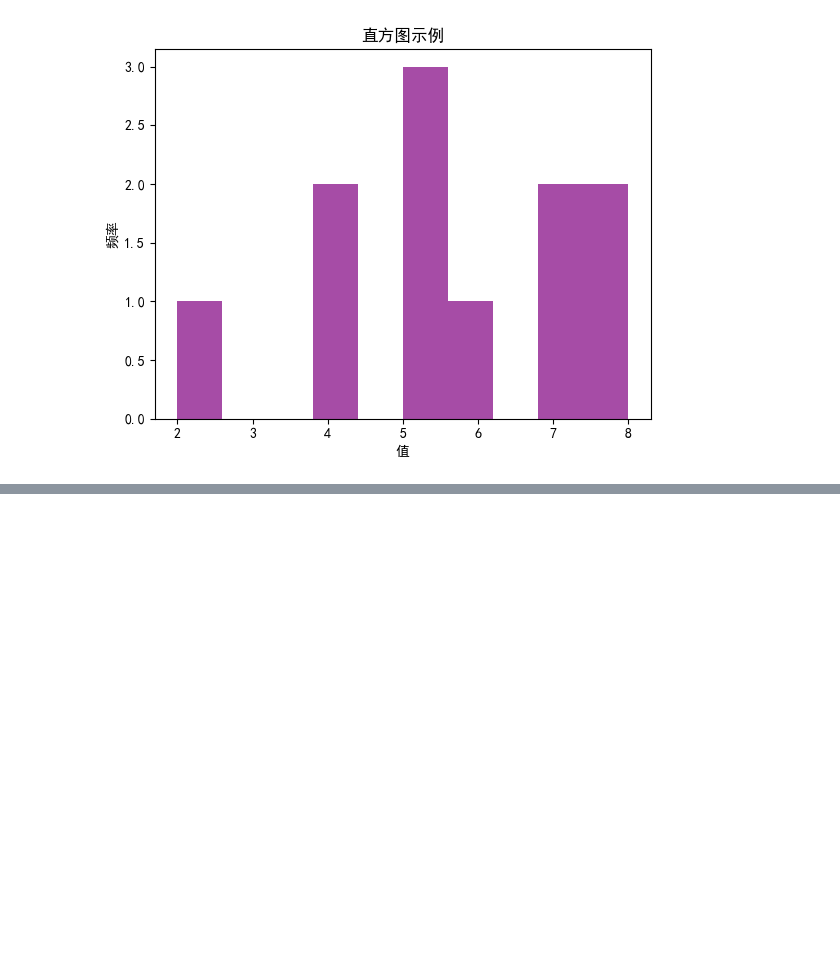
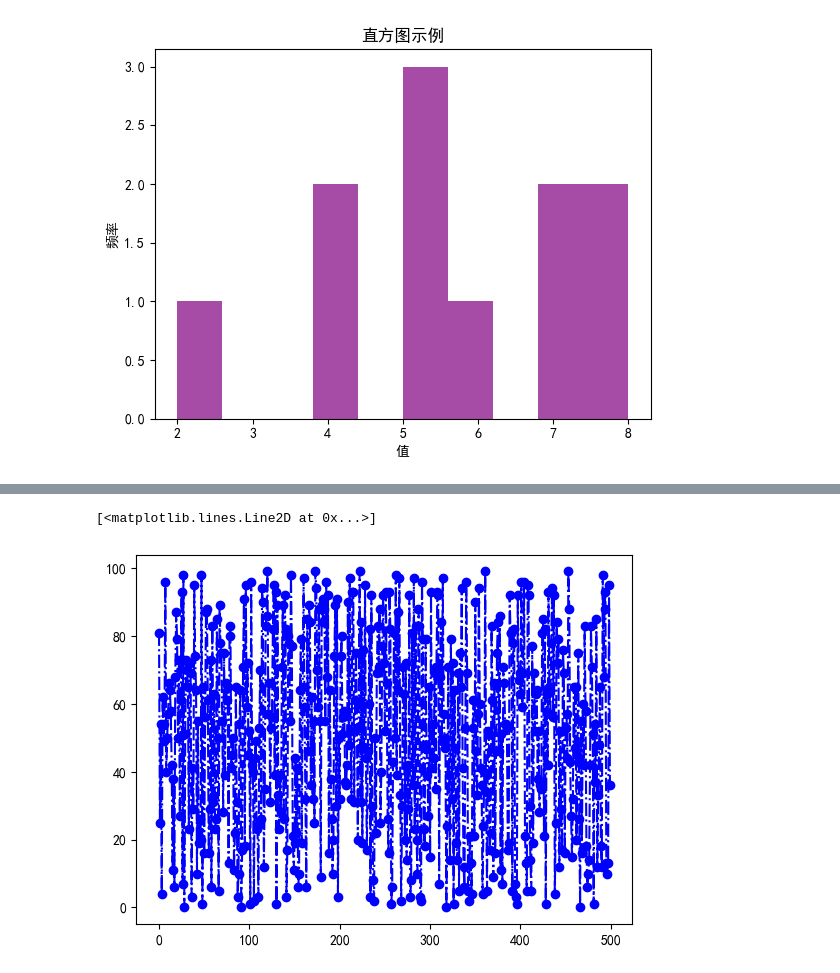
Before and after one commit to daiyipu/yiheng, a Jupyter notebook: plotlib/matplot.ipynb, the cells around one changed output, grey strips where cells are left out. Saved outputs shown, nothing was run; the diff lists cells and outputs as text; code cells hidden in the pictures; blank space fills up the shorter version.

```diff
--- a/plotlib/matplot.ipynb
+++ b/plotlib/matplot.ipynb
@@ -101,0 +159,6 @@ plt.show()
+# %%
+# plot 当录入为x，一个数据序列时，画的是序号&数据图
+plt.plot(datax,"ob-.")
+# %% [output]
+[<matplotlib.lines.Line2D at 0x...>]
+[figure, added]
```
Also changed, not shown: parts of 14 cells of this notebook, 4 other files.
